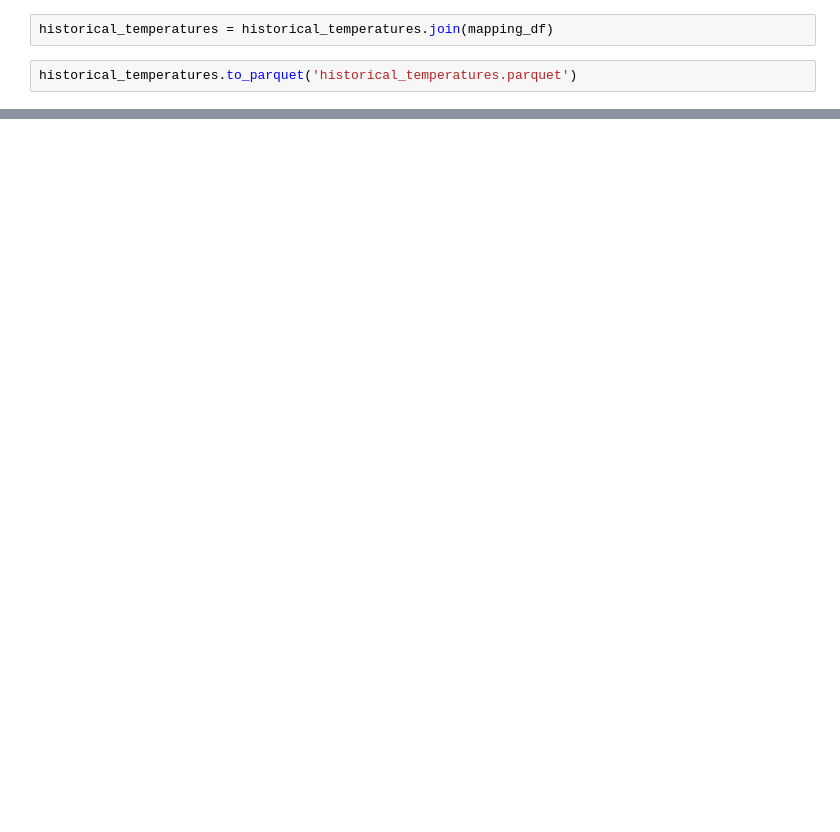
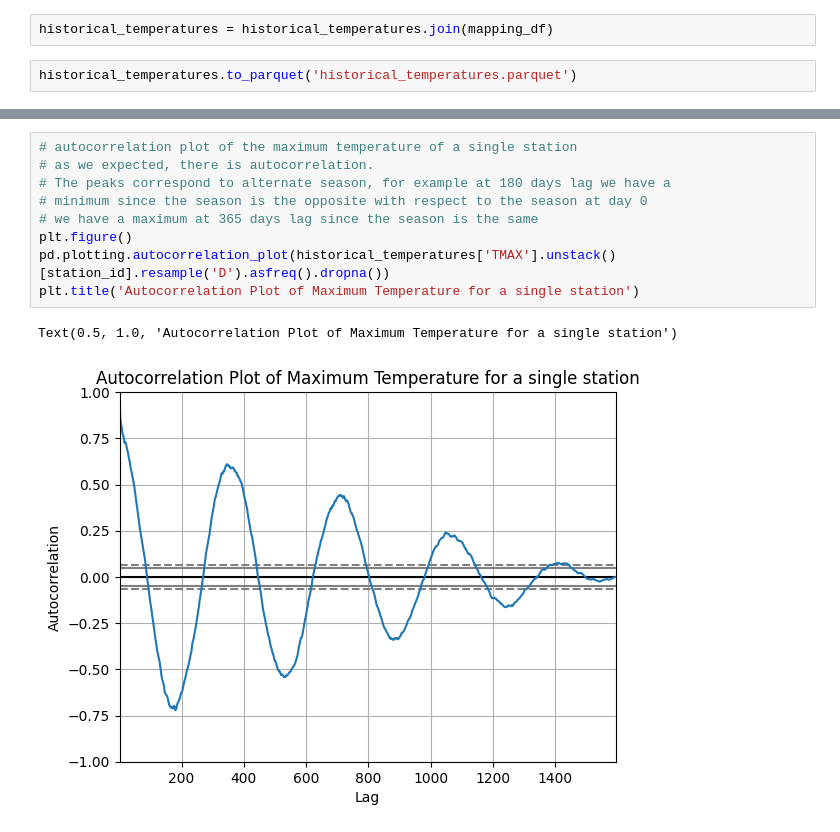
Before and after one commit to Peropero0/quantitative_finance_playground, a Jupyter notebook: notebooks/finance_notebooks/temperature_analysis/temperature_dataset_deseasoning.ipynb, the cells around one changed output, grey strips where cells are left out. Cells and saved outputs as stored; diff of their text form; blank space fills up the shorter version.

```diff
--- a/notebooks/finance_notebooks/temperature_analysis/temperature_dataset_deseasoning.ipynb
+++ b/notebooks/finance_notebooks/temperature_analysis/temperature_dataset_deseasoning.ipynb
@@ -129,0 +130,12 @@ pd.plotting.autocorrelation_plot(historical_temperatures['TMAX'].unstack()['USW0
+# %%
+# autocorrelation plot of the maximum temperature of a single station
+# as we expected, there is autocorrelation.
+# The peaks correspond to alternate season, for example at 180 days lag we have a
+# minimum since the season is the opposite with respect to the season at day 0
+# we have a maximum at 365 days lag since the season is the same
+plt.figure()
+pd.plotting.autocorrelation_plot(historical_temperatures['TMAX'].unstack()[station_id].resample('D').asfreq().dropna())
+plt.title('Autocorrelation Plot of Maximum Temperature for a single station')
+# %% [output]
+Text(0.5, 1.0, 'Autocorrelation Plot of Maximum Temperature for a single station')
+[figure, added]
```
Also changed, not shown: parts of 20 cells of this notebook, 1 other file.
